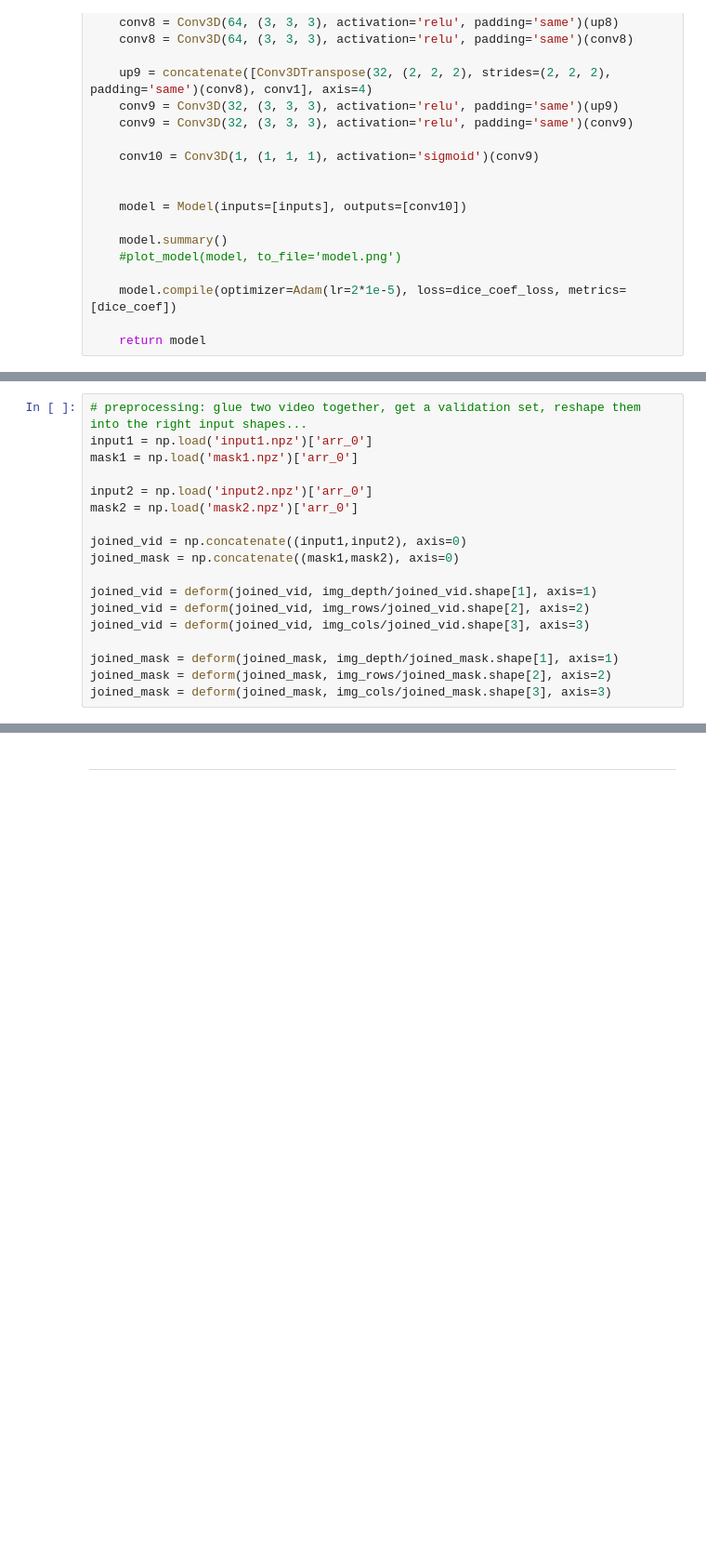
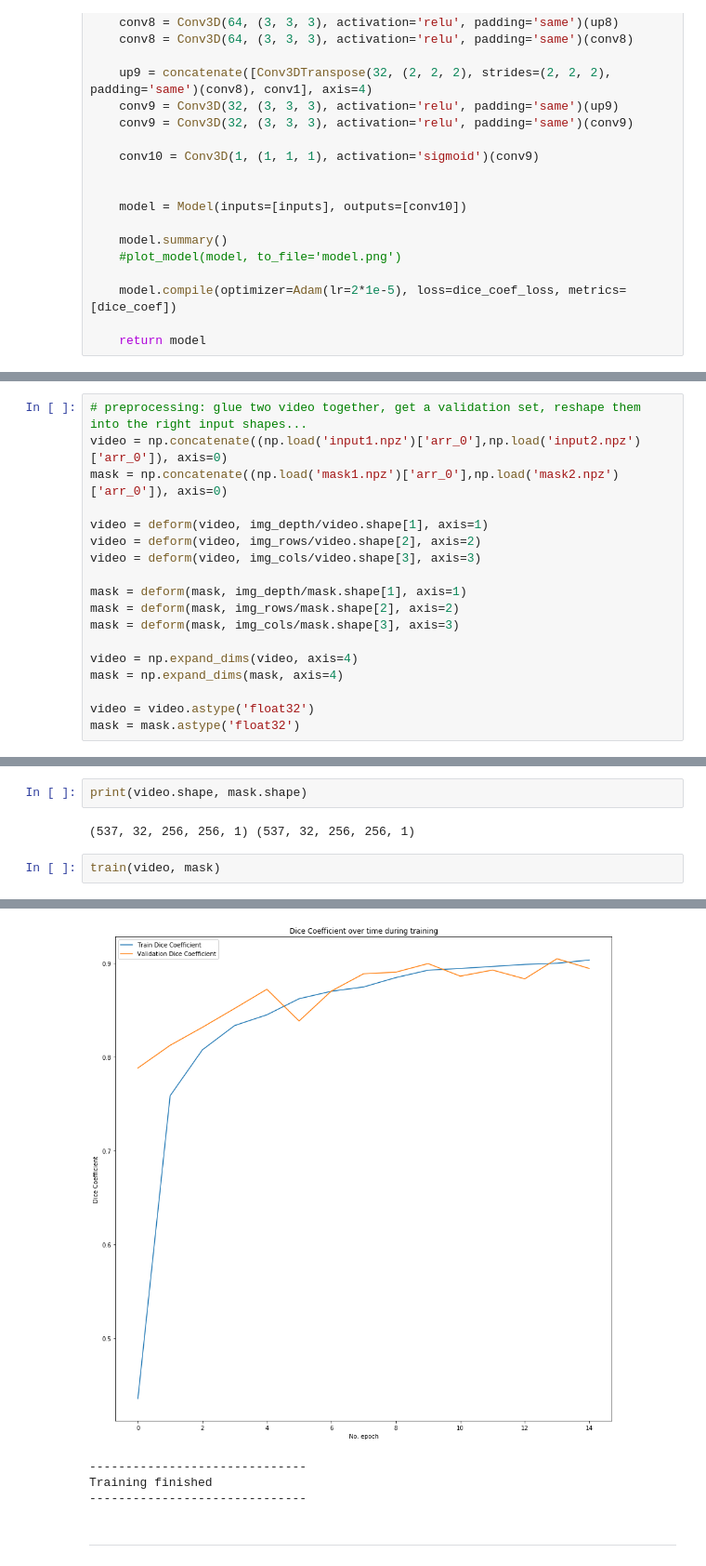
Before and after one commit to Senneschal/lul, a Jupyter notebook: 3D_U-Net.ipynb, the cells around one changed output, grey strips where cells are left out. Shown: that part at 93% size. Drawn from its saved outputs; the diff is of its cells as text; blank space fills up the shorter version.

```diff
--- a/3D_U-Net.ipynb
+++ b/3D_U-Net.ipynb
@@ -151,18 +144,18 @@ def train(video, mask):
 # %%
 # preprocessing: glue two video together, get a validation set, reshape them into the right input shapes...
-input1 = np.load('input1.npz')['arr_0']
-mask1 = np.load('mask1.npz')['arr_0']
+video = np.concatenate((np.load('input1.npz')['arr_0'],np.load('input2.npz')['arr_0']), axis=0)
+mask = np.concatenate((np.load('mask1.npz')['arr_0'],np.load('mask2.npz')['arr_0']), axis=0)
 
-input2 = np.load('input2.npz')['arr_0']
-mask2 = np.load('mask2.npz')['arr_0']
+video = deform(video, img_depth/video.shape[1], axis=1)
+video = deform(video, img_rows/video.shape[2], axis=2)
+video = deform(video, img_cols/video.shape[3], axis=3)
 
-joined_vid = np.concatenate((input1,input2), axis=0)
-joined_mask = np.concatenate((mask1,mask2), axis=0)
+mask = deform(mask, img_depth/mask.shape[1], axis=1)
+mask = deform(mask, img_rows/mask.shape[2], axis=2)
+mask = deform(mask, img_cols/mask.shape[3], axis=3)
 
-joined_vid = deform(joined_vid, img_depth/joined_vid.shape[1], axis=1)
-joined_vid = deform(joined_vid, img_rows/joined_vid.shape[2], axis=2)
-joined_vid = deform(joined_vid, img_cols/joined_vid.shape[3], axis=3)
+video = np.expand_dims(video, axis=4)
+mask = np.expand_dims(mask, axis=4)
 
-joined_mask = deform(joined_mask, img_depth/joined_mask.shape[1], axis=1)
-joined_mask = deform(joined_mask, img_rows/joined_mask.shape[2], axis=2)
-joined_mask = deform(joined_mask, img_cols/joined_mask.shape[3], axis=3)
+video = video.astype('float32')
+mask = mask.astype('float32')
@@ -172,0 +166,7 @@ train(joined)
+# %%
+print(video.shape, mask.shape)
+# %% [output]
+(537, 32, 256, 256, 1) (537, 32, 256, 256, 1)
+# %%
+train(video, mask)
+# %% [output]
@@ -173,2 +190,6 @@ train(joined)
+[figure, added]
+------------------------------
+Training finished
+------------------------------
 # %% [markdown]
 ----------------------------------------------------------------------------------------------------------------------------
```
Also changed, not shown: parts of 20 cells of this notebook.
